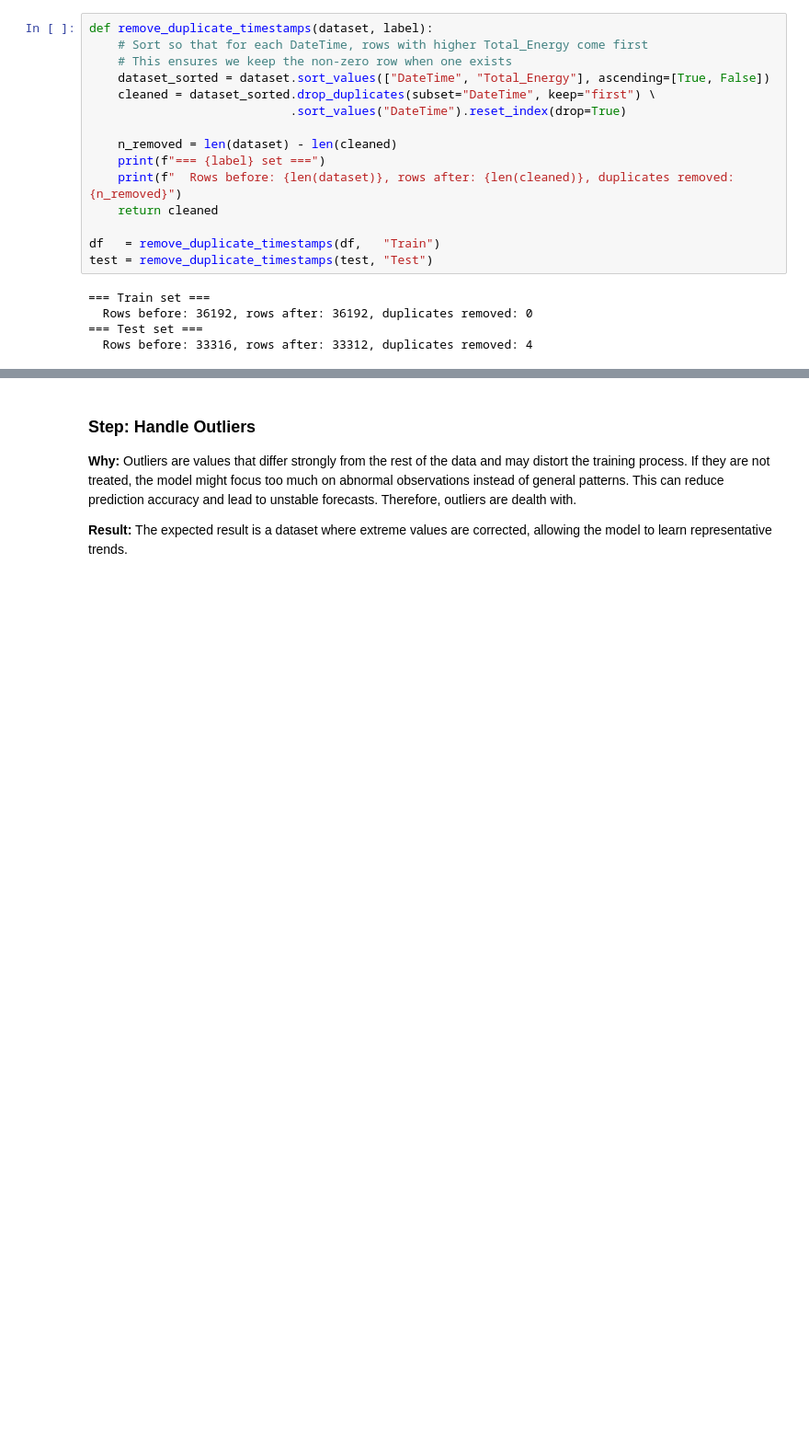
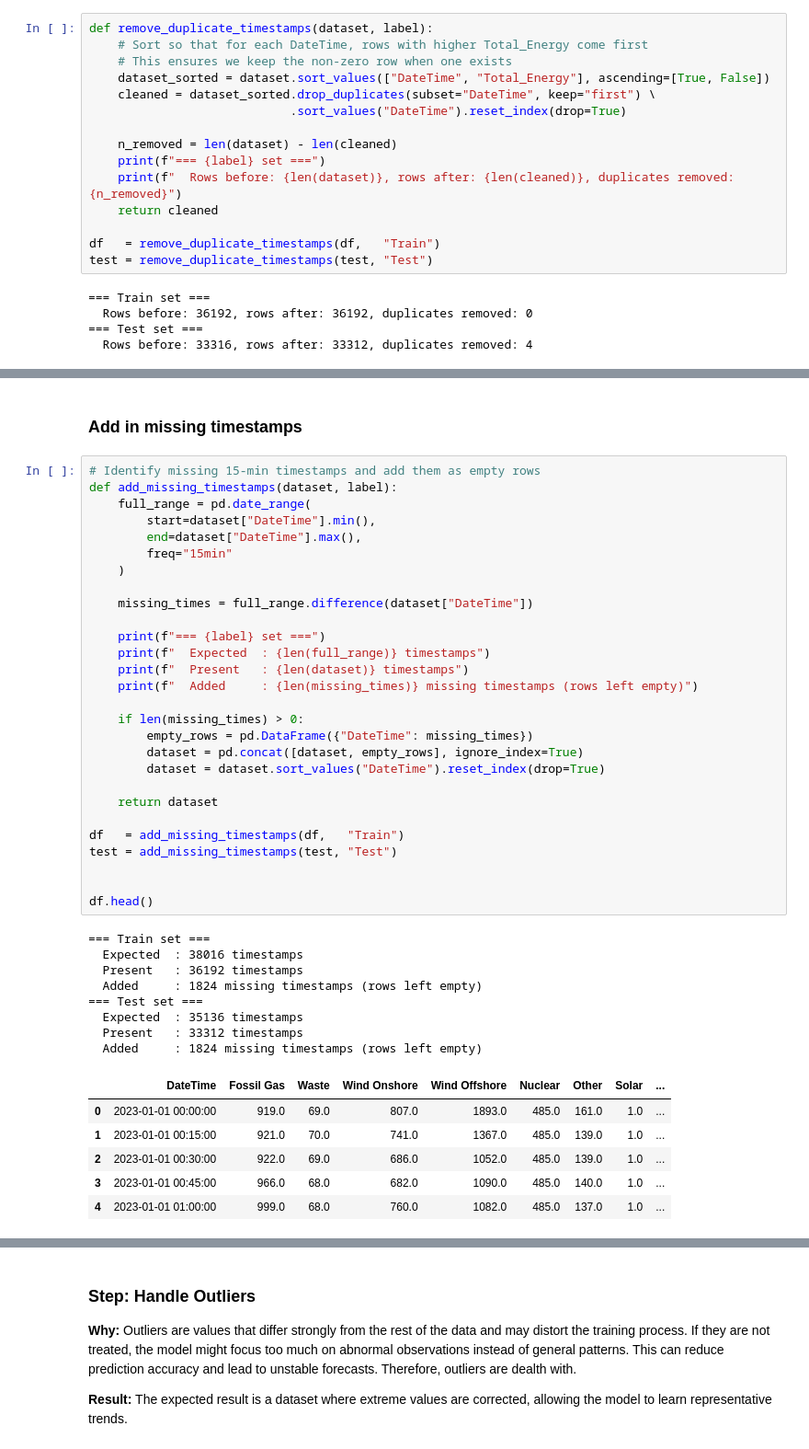
Before and after one commit to daphnemesquita2/1BM110, a Jupyter notebook: Assignment_1.ipynb, the cells around one changed output, grey strips where cells are left out. Shown at 92% size. Cells and saved outputs as stored; diff of their text form; blank space fills up the shorter version.

```diff
--- a/Assignment_1.ipynb
+++ b/Assignment_1.ipynb
@@ -621,0 +440,45 @@ Zero-energy periods: 14 blocks total
+# %% [markdown]
+### Add in missing timestamps
+# %%
+# Identify missing 15-min timestamps and add them as empty rows
+def add_missing_timestamps(dataset, label):
+    full_range = pd.date_range(
+        start=dataset["DateTime"].min(),
+        end=dataset["DateTime"].max(),
+        freq="15min"
+    )
+
+    missing_times = full_range.difference(dataset["DateTime"])
+
+    print(f"=== {label} set ===")
+    print(f"  Expected  : {len(full_range)} timestamps")
+    print(f"  Present   : {len(dataset)} timestamps")
+    print(f"  Added     : {len(missing_times)} missing timestamps (rows left empty)")
+
+    if len(missing_times) > 0:
+        empty_rows = pd.DataFrame({"DateTime": missing_times})
+        dataset = pd.concat([dataset, empty_rows], ignore_index=True)
+        dataset = dataset.sort_values("DateTime").reset_index(drop=True)
+
+    return dataset
+
+df   = add_missing_timestamps(df,   "Train")
+test = add_missing_timestamps(test, "Test")
+
+
+df.head()
+# %% [output]
+=== Train set ===
+  Expected  : 38016 timestamps
+  Present   : 36192 timestamps
+  Added     : 1824 missing timestamps (rows left empty)
+=== Test set ===
+  Expected  : 35136 timestamps
+  Present   : 33312 timestamps
+  Added     : 1824 missing timestamps (rows left empty)
+|  | DateTime | Fossil Gas | Waste | Wind Onshore | Wind Offshore | Nuclear | Other | Solar | ... |
+| 0 | 2023-01-01 00:00:00 | 919.0 | 69.0 | 807.0 | 1893.0 | 485.0 | 161.0 | 1.0 | ... |
+| 1 | 2023-01-01 00:15:00 | 921.0 | 70.0 | 741.0 | 1367.0 | 485.0 | 139.0 | 1.0 | ... |
+| 2 | 2023-01-01 00:30:00 | 922.0 | 69.0 | 686.0 | 1052.0 | 485.0 | 139.0 | 1.0 | ... |
+| 3 | 2023-01-01 00:45:00 | 966.0 | 68.0 | 682.0 | 1090.0 | 485.0 | 140.0 | 1.0 | ... |
+| 4 | 2023-01-01 01:00:00 | 999.0 | 68.0 | 760.0 | 1082.0 | 485.0 | 137.0 | 1.0 | ... |
```
Also changed, not shown: parts of 45 cells of this notebook.
